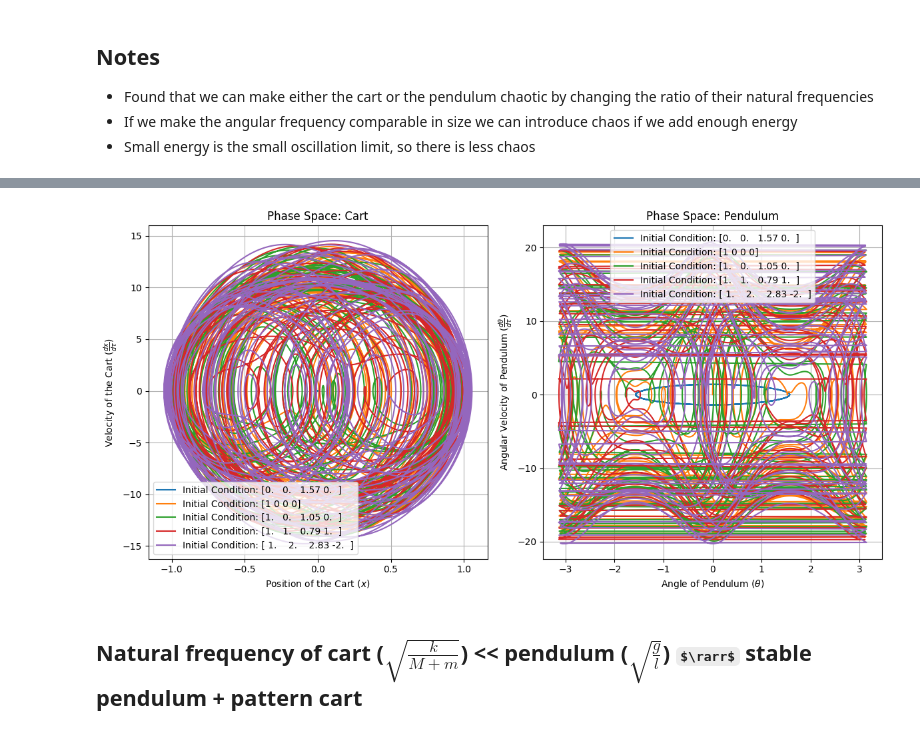
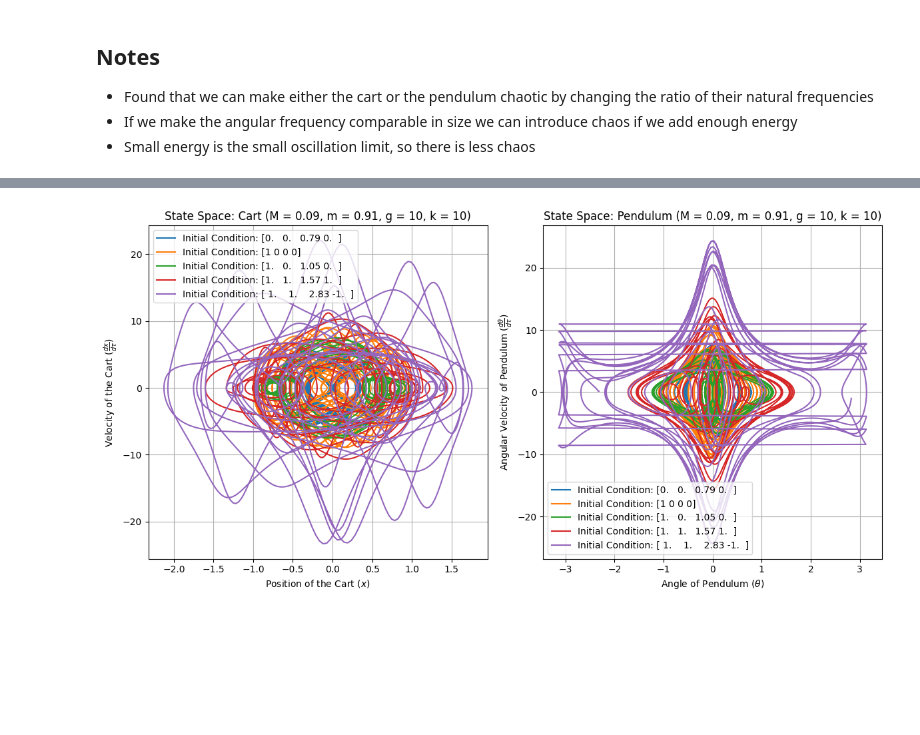
Before and after one commit to NextZtepS/SpringedCart_and_Pendulum, a Jupyter notebook: main.ipynb, the cells around one changed output, grey strips where cells are left out. Drawn from its saved outputs; the diff is of its cells as text; code cells hidden in the pictures; some formulas as TeX source; blank space fills up the shorter version.

Commit message:
added multiple mass ratio and plots
Co-authored-by: Will Hodges <willthodges@users.noreply.github.com>

```diff
--- a/main.ipynb
+++ b/main.ipynb
@@ -28,21 +28,21 @@ def solve_and_extract(model, Y0, τ, constants):
 # Constants
 M = 0.5  # Mass of the cart
 m = 0.5  # Mass of the pendulum
-g = 1  # Gravity
-k = 1  # Spring constant
+g = 10  # Gravity
+k = 10  # Spring constant
 l = 1  # Length of the pendulum
 L = 1  # Unit length
 T = 1  # Unit time
 
 # Initial conditions
-x0 = 0.5
-dx_dτ0 = 1
+x0 = 0
+dx_dτ0 = 0
 θ0 = np.pi / 2
-dθ_dτ0 = 2
+dθ_dτ0 = 0
 Y0 = [x0, dx_dτ0, θ0, dθ_dτ0]
 
 # Solve the Differential Equations
-τ_max = 100
+τ_max = 40
 num_point = 10_000
 τ = np.linspace(0, τ_max, num_point)
 x, dx_dτ, θ, dθ_dτ = solve_and_extract(model, Y0, τ, (M, m, g, k, l, L, T))
@@ -103,9 +103,9 @@ plt.show()
 # %%
 initial_conditions = [
-    [0, 0, np.pi / 2, 0],
+    [0, 0, np.pi / 4, 0],
     [1, 0, 0, 0],
     [1, 0, np.pi / 3, 0],
-    [1, 1, np.pi / 4, 1],
+    [1, 1, np.pi / 2, 1],
     [1, 2, np.pi / 2, -2],
 ]
 
@@ -133,14 +133,16 @@ for cond, solution in zip(initial_conditions, solutions):
     plt.ylabel(r"Angular Velocity of Pendulum ($\frac{d\theta}{d\tau}$)")
 
 
+
 plt.subplot(1, 2, 1)
-plt.title("Phase Space: Cart")
+plt.title(f"State Space: Cart (M = {M}, m = {m}, g = {g}, k = {k})")
 plt.grid()
 plt.legend()
 plt.subplot(1, 2, 2)
-plt.title("Phase Space: Pendulum")
+plt.title(f"State Space: Pendulum (M = {M}, m = {m}, g = {g}, k = {k})")
 plt.grid()
 plt.legend()
 plt.tight_layout()
+plt.savefig(f"r-{(M / m):.0f}-k-{k}-g-{g}.pdf", format="pdf")
 plt.show()
 # %% [output]
@@ -156,7 +158,7 @@ plt.show()
 # %%
 # Modify constants to make the cart frequency dominate
-M = 0.5  # Mass of the cart
-m = 0.5  # Mass of the pendulum
+M = 0.09  # Mass of the cart
+m = 0.91  # Mass of the pendulum
 g = 1  # Gravity
 k = 100  # Spring constant
 l = 1  # Length of the pendulum
@@ -171,7 +173,7 @@ dθ_dτ0 = -2
 Y0 = [x0, dx_dτ0, θ0, dθ_dτ0]
 
 # Solve the Differential Equations
-τ_max = 20
+τ_max = 10
 num_point = 10_000
 τ = np.linspace(0, τ_max, num_point)
 x, dx_dτ, θ, dθ_dτ = solve_and_extract(model, Y0, τ, (M, m, g, k, l, L, T))
@@ -232,10 +306,10 @@ plt.show()
 # %%
 initial_conditions = [
-    [0, 0, np.pi / 2, 0],
+    [0, 0, np.pi / 4, 0],
     [1, 0, 0, 0],
     [1, 0, np.pi / 3, 0],
-    [1, 1, np.pi / 4, 1],
-    [1, 2, np.pi * 0.9, -2],
+    [1, 1, np.pi / 2, 1],
+    [1, 1, np.pi * 0.9, -1],
 ]
 
 solutions = []
@@ -244,35 +318,34 @@ for i, Y0 in enumerate(initial_conditions):
     solutions.append((x, dx_dτ, θ, dθ_dτ))
 
 # Plot the results
 plt.figure(figsize=(12, 6))
 
 for cond, solution in zip(initial_conditions, solutions):
     x, dx_dτ, θ, dθ_dτ = solution
 
     # Phase space of x vs. dx/dτ
     plt.subplot(1, 2, 1)
     plt.plot(x, dx_dτ, label=f"Initial Condition: {np.round(cond, 2)}")
     plt.xlabel(r"Position of the Cart ($x$)")
     plt.ylabel(r"Velocity of the Cart ($\frac{dx}{d\tau}$)")
 
     # Phase space of θ vs. dθ/dτ
     plt.subplot(1, 2, 2)
     plt.plot(θ, dθ_dτ, label=f"Initial Condition: {np.round(cond, 2)}")
     plt.xlabel(r"Angle of Pendulum ($\theta$)")
     plt.ylabel(r"Angular Velocity of Pendulum ($\frac{d\theta}{d\tau}$)")
 
 
 plt.subplot(1, 2, 1)
-plt.title("Phase Space: Cart")
+plt.title(f"State Space: Cart (M = {M}, m = {m}, g = {g}, k = {k})")
 plt.grid()
 plt.legend()
 plt.subplot(1, 2, 2)
-plt.title("Phase Space: Pendulum")
+plt.title(f"State Space: Pendulum (M = {M}, m = {m}, g = {g}, k = {k})")
 plt.grid()
 plt.legend()
 plt.tight_layout()
+plt.savefig(f"r-{(M / m):.0f}-k-{k}-g-{g}.pdf", format="pdf")
 plt.show()
 # %% [output]
-[figure, old version]
+[figure, new version]
-# %% [markdown]
-## Natural frequency of cart ($\sqrt{\frac{k}{M + m}}$) << pendulum ($\sqrt{\frac{g}{l}}$) $\rarr$ stable pendulum + pattern cart
```
Also changed, not shown: parts of 10 cells of this notebook, 12 other files.
